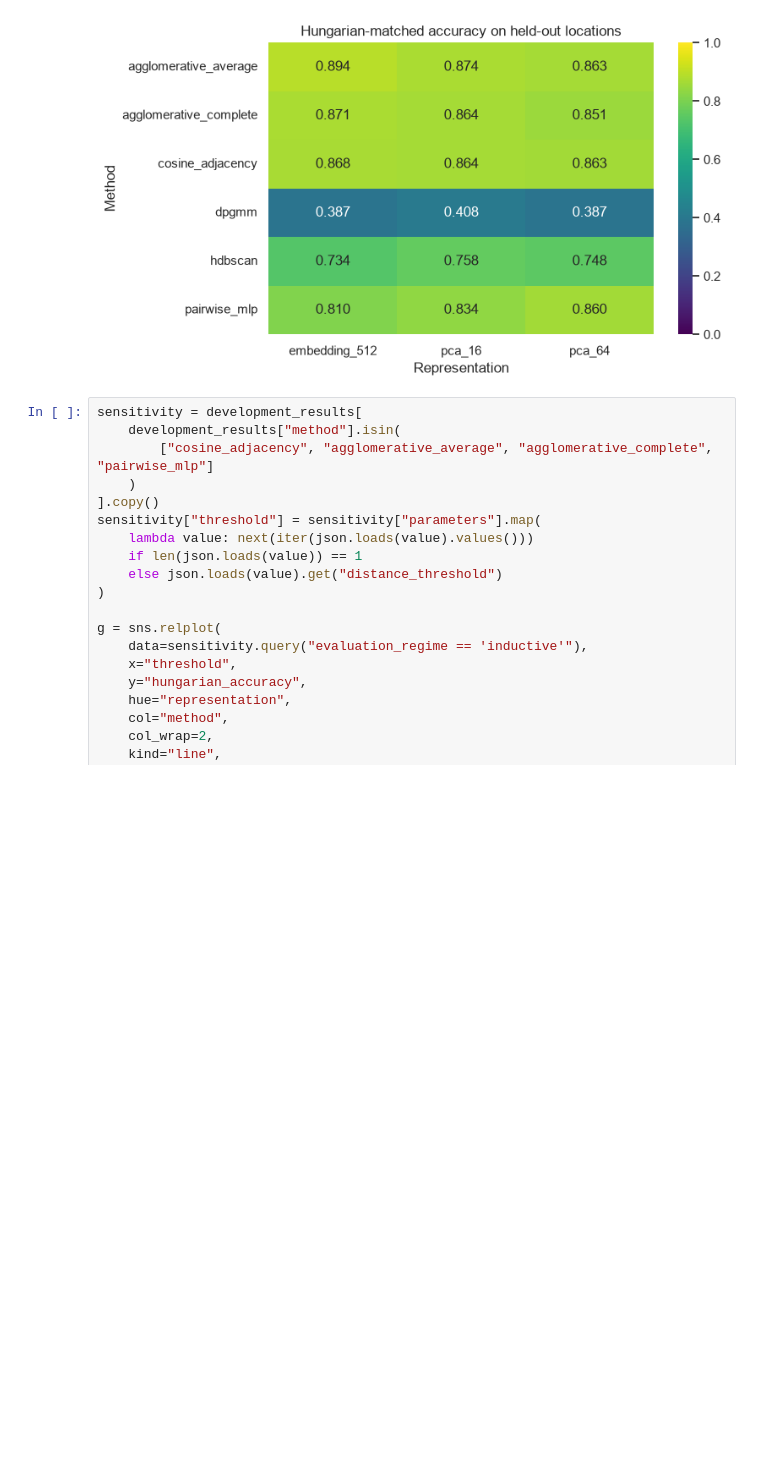
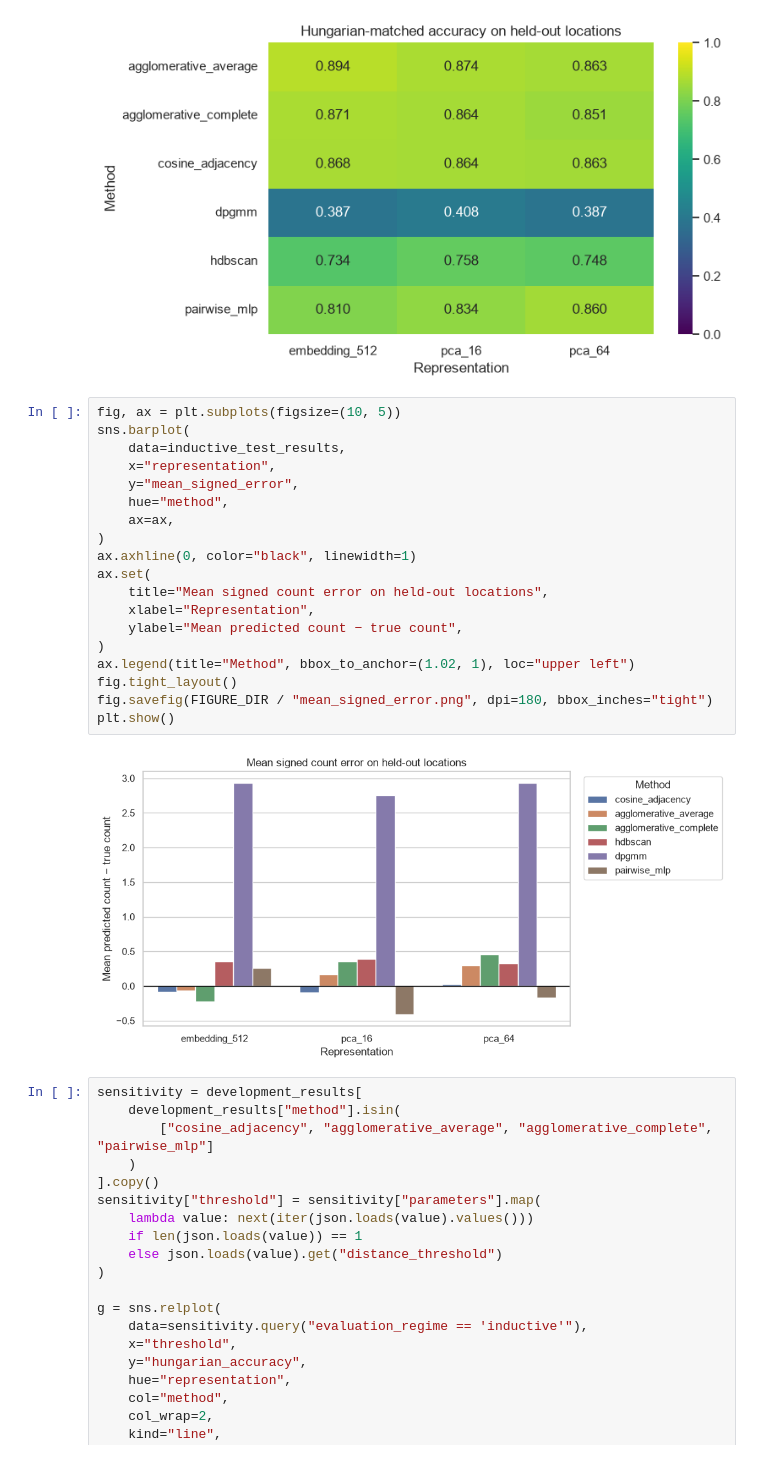
Before and after one commit to neyedhayo/birdcount, a Jupyter notebook: analysis-notebook.ipynb, the cells around one changed output. Drawn from its saved outputs; the diff is of its cells as text; blank space fills up the shorter version.

```diff
--- a/analysis-notebook.ipynb
+++ b/analysis-notebook.ipynb
@@ -424,6 +424,27 @@ fig.savefig(FIGURE_DIR / "hungarian_accuracy_heatmap.png", dpi=180)
 plt.show()
 # %% [output]
 [figure]
+# %%
+fig, ax = plt.subplots(figsize=(10, 5))
+sns.barplot(
+    data=inductive_test_results,
+    x="representation",
+    y="mean_signed_error",
+    hue="method",
+    ax=ax,
+)
+ax.axhline(0, color="black", linewidth=1)
+ax.set(
+    title="Mean signed count error on held-out locations",
+    xlabel="Representation",
+    ylabel="Mean predicted count − true count",
+)
+ax.legend(title="Method", bbox_to_anchor=(1.02, 1), loc="upper left")
+fig.tight_layout()
+fig.savefig(FIGURE_DIR / "mean_signed_error.png", dpi=180, bbox_inches="tight")
+plt.show()
+# %% [output]
+[figure, added]
 # %%
 sensitivity = development_results[
     development_results["method"].isin(
```
Also changed, not shown: parts of 6 cells of this notebook, 30 other files.
